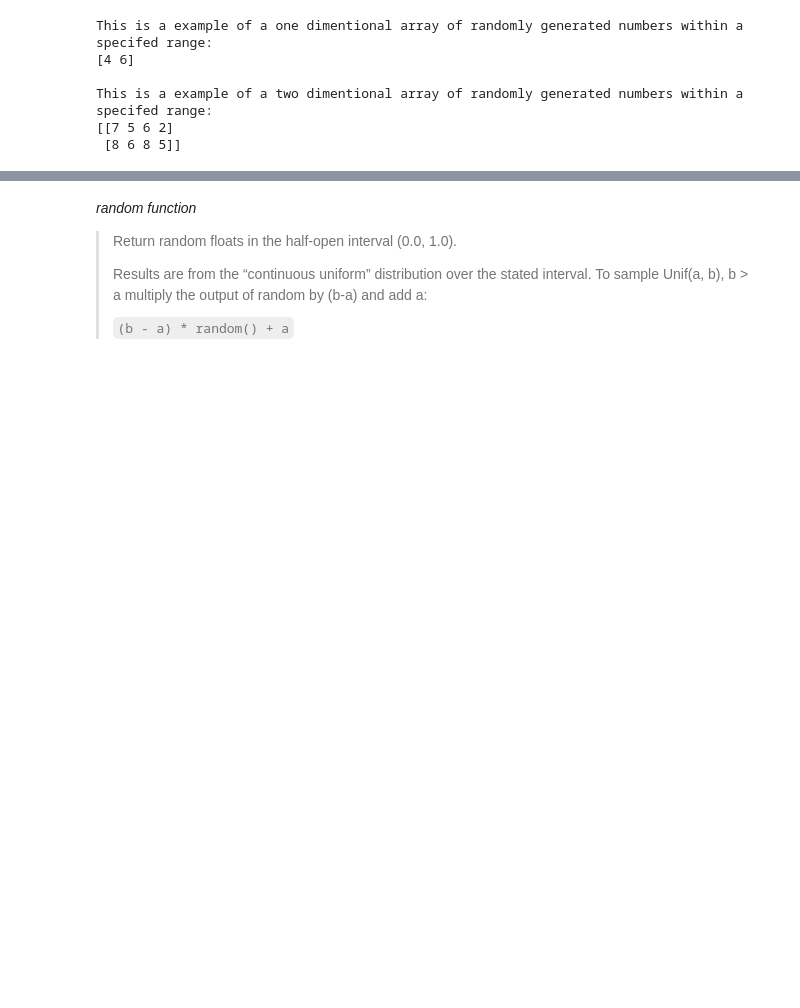
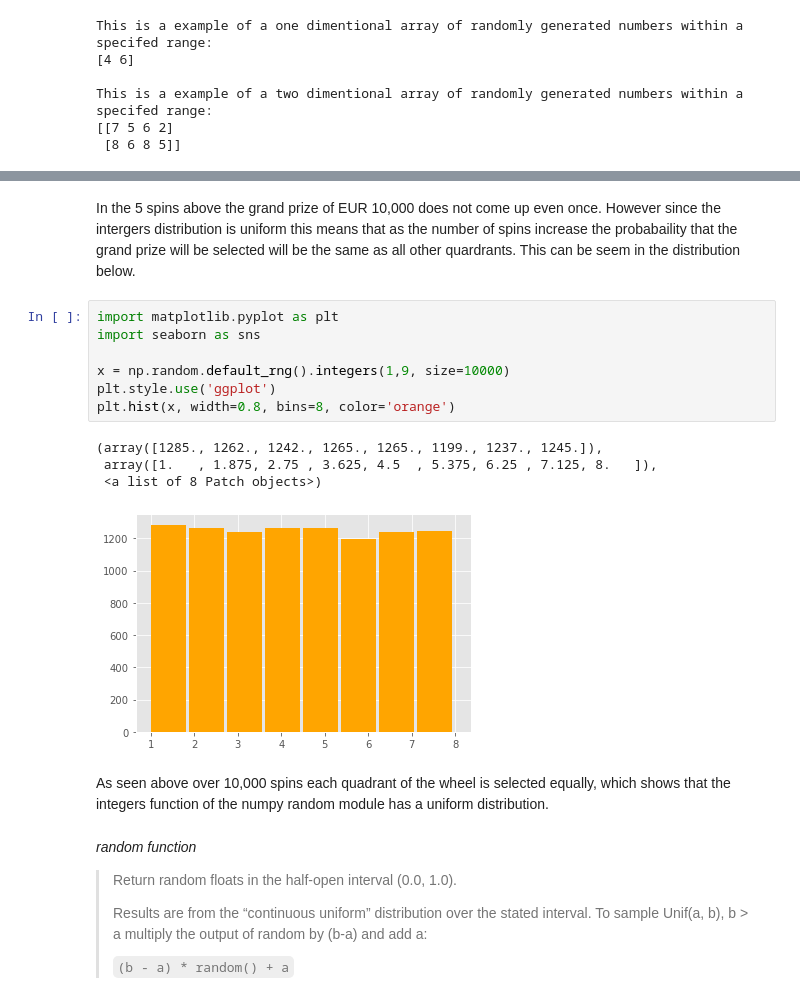
Before and after one commit to dssheldon/ProgDA-Assignment-SDS, a Jupyter notebook: ProgDA_Assignment.ipynb, the cells around one changed output, grey strips where cells are left out. Saved outputs shown, nothing was run; the diff lists cells and outputs as text; blank space fills up the shorter version.

```diff
--- a/ProgDA_Assignment.ipynb
+++ b/ProgDA_Assignment.ipynb
@@ -159,3 +192,19 @@ This is a example of a two dimentional array of randomly generated numbers withi
+# %% [markdown]
+In the 5 spins above the grand prize of EUR 10,000 does not come up even once. However since the intergers distribution is uniform this means that as the number of spins increase the probabaility that the grand prize will be selected will be the same as all other quardrants. This can be seem in the distribution below.
+# %%
+import matplotlib.pyplot as plt
+import seaborn as sns
+
+x = np.random.default_rng().integers(1,9, size=10000)
+plt.style.use('ggplot')
+plt.hist(x, width=0.8, bins=8, color='orange')
+# %% [output]
+(array([1285., 1262., 1242., 1265., 1265., 1199., 1237., 1245.]),
+ array([1.   , 1.875, 2.75 , 3.625, 4.5  , 5.375, 6.25 , 7.125, 8.   ]),
+ <a list of 8 Patch objects>)
+[figure, added]
+# %% [markdown]
+As seen above over 10,000 spins each quadrant of the wheel is selected equally, which shows that the integers function of the numpy random module has a uniform distribution.
 # %% [markdown]
 *random function*
 
```
Also changed, not shown: parts of 14 cells of this notebook.
